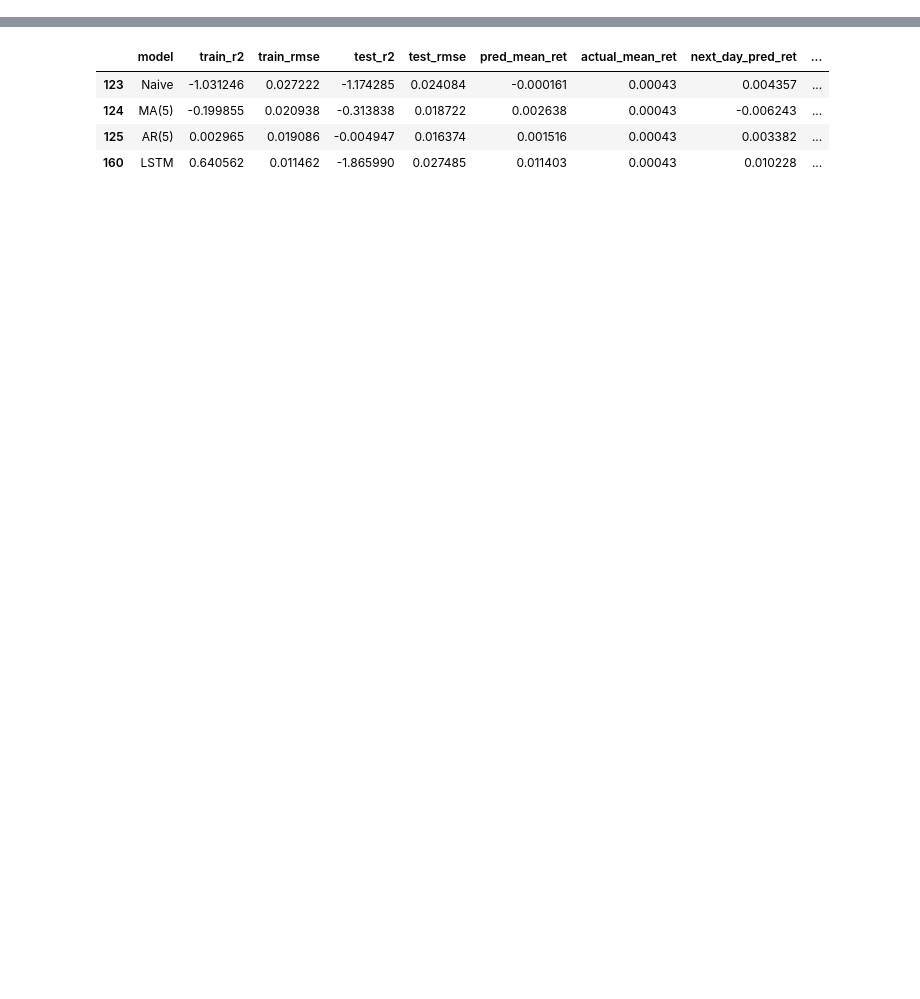
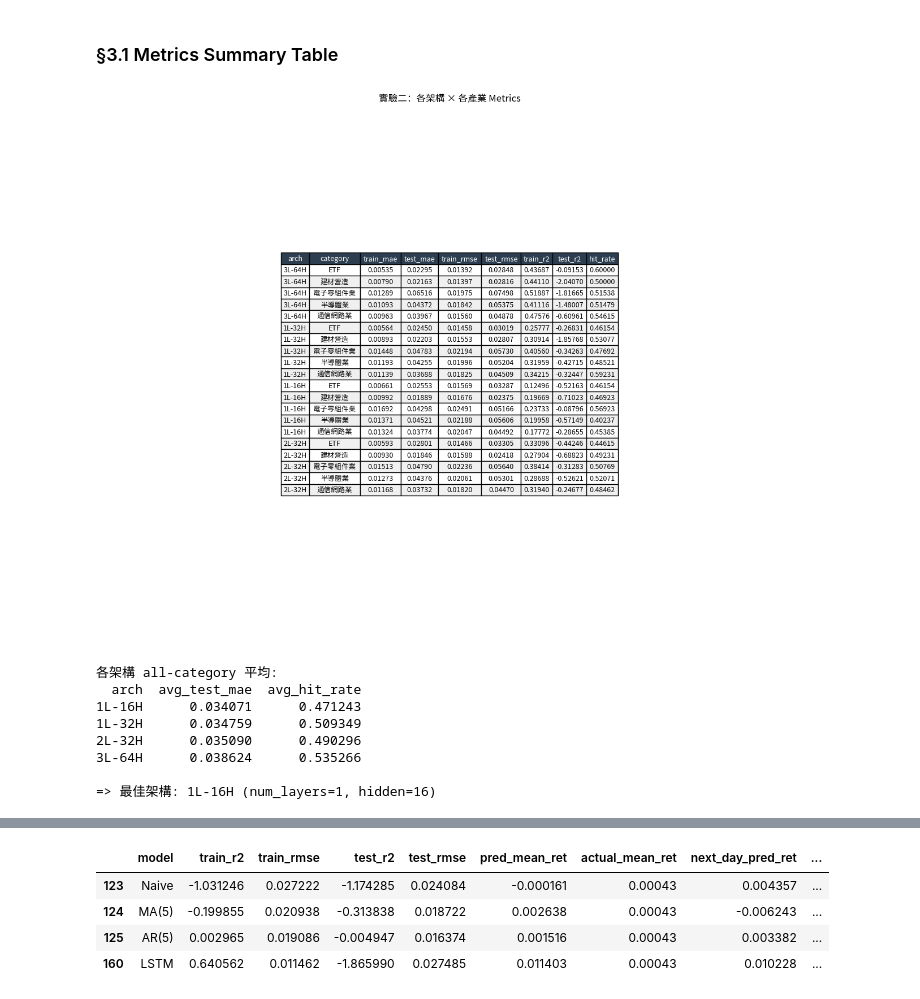
Before and after one commit to Chu-c-git/Automated_Trading_System, a Jupyter notebook: backend/model/evaluation.ipynb, the cells around one changed output, grey strips where cells are left out. Cells and saved outputs as stored; diff of their text form; code cells hidden in the pictures; blank space fills up the shorter version.

```diff
--- a/backend/model/evaluation.ipynb
+++ b/backend/model/evaluation.ipynb
@@ -206,0 +779,19 @@ plt.show()
+# %%
+# Per-stock 個別大圖（per-category 最佳版本）
+for cat, res in exp1_per_cat.get(best_label_per_cat, {}).items():
+    plot_predictions_per_stock(
+        res['true_ret'], res['pred_ret'], res['stock_codes'], res['test_dates'],
+        title_prefix=f'[Per-cat {best_label_per_cat}] {cat}'
+    )
+# %%
+# Mixed 最佳版本 grid 折線圖
+if best_label_mixed in exp1_mixed:
+    res = exp1_mixed[best_label_mixed]
+    plot_predictions_grid(
+        res['true_ret'], res['pred_ret'], res['stock_codes'], res['test_dates'],
+        title=f'[Mixed {best_label_mixed}] ALL stocks — Test Set Forecast vs Ground Truth'
+    )
+    plot_predictions_per_stock(
+        res['true_ret'], res['pred_ret'], res['stock_codes'], res['test_dates'],
+        title_prefix=f'[Mixed {best_label_mixed}]'
+    )
@@ -206,0 +860,52 @@ plt.show()
+# %% [markdown]
+### §3.1  Metrics Summary Table
+# %%
+rows_exp2 = []
+for arch in ARCH_CANDIDATES:
+    arch_name = arch['name']
+    cat_results = exp2_results.get(arch_name, {})
+    if not cat_results:
+        continue
+    for cat, res in cat_results.items():
+        rows_exp2.append({
+            'arch':       arch_name,
+            'category':   cat,
+            'train_mae':  res['train']['mae'],
+            'test_mae':   res['test']['mae'],
+            'train_rmse': res['train']['rmse'],
+            'test_rmse':  res['test']['rmse'],
+            'train_r2':   res['train']['r2'],
+            'test_r2':    res['test']['r2'],
+            'hit_rate':   res['test']['hit_rate'],
+        })
+
+plot_metrics_table(rows_exp2, '實驗二：各架構 × 各產業 Metrics')
+
+# 決定最佳架構（所有產業 test MAE 均值最低）
+arch_summary = []
+for arch in ARCH_CANDIDATES:
+    arch_name = arch['name']
+    cat_results = exp2_results.get(arch_name, {})
+    if not cat_results:
+        continue
+    avg_mae = np.mean([r['test']['mae']   for r in cat_results.values()])
+    avg_hit = np.mean([r['test']['hit_rate'] for r in cat_results.values()])
+    arch_summary.append({'arch': arch_name, 'avg_test_mae': avg_mae, 'avg_hit_rate': avg_hit})
+
+df_arch_summary = pd.DataFrame(arch_summary).sort_values('hit_rate')
+print('\n各架構 all-category 平均:')
+print(df_arch_summary.to_string(index=False))
+
+best_arch_name   = df_arch_summary.iloc[0]['arch']
+best_arch_config = next(a for a in ARCH_CANDIDATES if a['name'] == best_arch_name)
+print(f'\n=> 最佳架構: {best_arch_name} (num_layers={best_arch_config["num_layers"]}, hidden={best_arch_config["hidden_size"]})')
+# %% [output]
+[figure, added]
+各架構 all-category 平均:
+  arch  avg_test_mae  avg_hit_rate
+1L-16H      0.034071      0.471243
+1L-32H      0.034759      0.509349
+2L-32H      0.035090      0.490296
+3L-64H      0.038624      0.535266
+
+=> 最佳架構: 1L-16H (num_layers=1, hidden=16)
```
Also changed, not shown: parts of 33 cells of this notebook, 4 other files.
